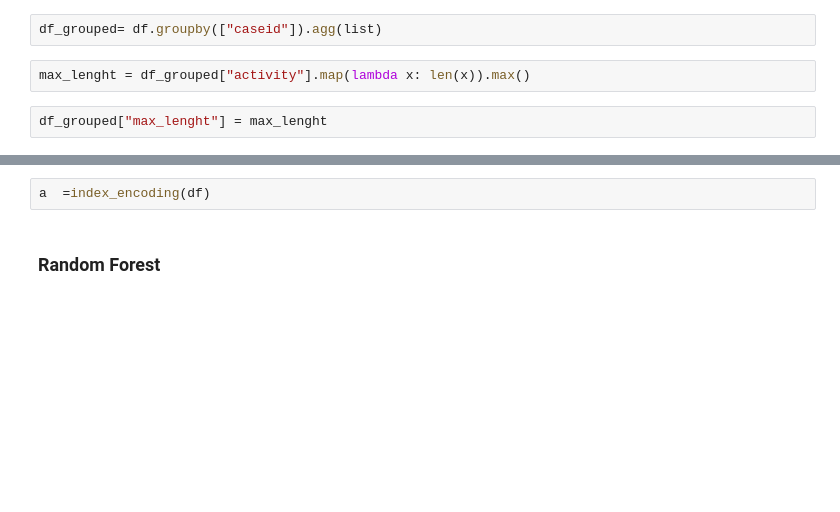
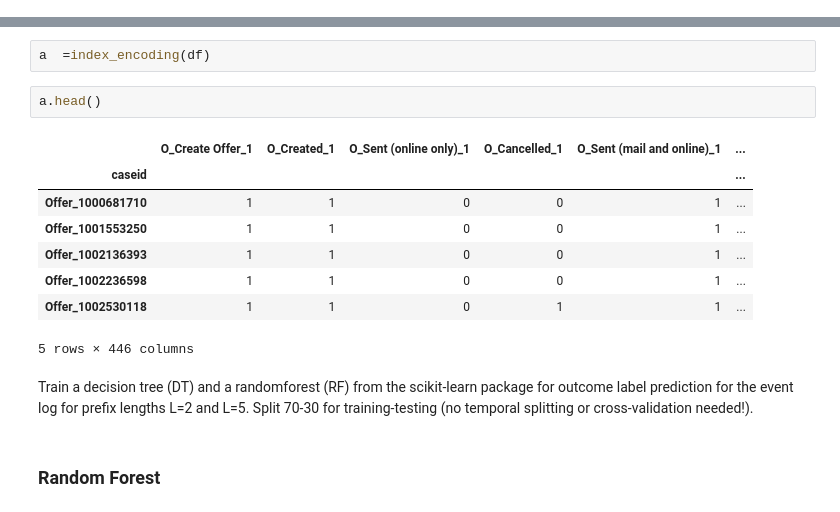
Before and after one commit to leonardomarazzi/IRPBPM_2023, a Jupyter notebook: hmw/hm_2_long.ipynb, the cells around one changed output, grey strips where cells are left out. Saved outputs shown, nothing was run; the diff lists cells and outputs as text; blank space fills up the shorter version.

```diff
--- a/hmw/hm_2_long.ipynb
+++ b/hmw/hm_2_long.ipynb
@@ -138,9 +114,3 @@ a
 | Offer_995784215 | 0.20 | 0.20 | 0.0 | 0.00 | 0.20 | 0.2 | ... |
 | Offer_997411923 | 0.20 | 0.20 | 0.0 | 0.00 | 0.20 | 0.2 | ... |
 5000 rows × 89 columns
-# %%
-df_grouped= df.groupby(["caseid"]).agg(list)
-# %%
-max_lenght = df_grouped["activity"].map(lambda x: len(x)).max()
-# %%
-df_grouped["max_lenght"] = max_lenght
@@ -169,6 +142,19 @@ def index_encoding(df):
     return df_grouped[df_grouped.columns[6:]].copy()
 # %%
 a  =index_encoding(df)
+# %%
+a.head()
+# %% [output]
+|  | O_Create Offer_1 | O_Created_1 | O_Sent (online only)_1 | O_Cancelled_1 | O_Sent (mail and online)_1 | ... |
+| caseid |  |  |  |  |  | ... |
+| Offer_1000681710 | 1 | 1 | 0 | 0 | 1 | ... |
+| Offer_1001553250 | 1 | 1 | 0 | 0 | 1 | ... |
+| Offer_1002136393 | 1 | 1 | 0 | 0 | 1 | ... |
+| Offer_1002236598 | 1 | 1 | 0 | 0 | 1 | ... |
+| Offer_1002530118 | 1 | 1 | 0 | 1 | 1 | ... |
+5 rows × 446 columns
+# %% [markdown]
+Train a decision tree (DT) and a randomforest (RF) from the scikit-learn package for outcome label prediction for the event log for prefix lengths L=2 and L=5.  Split 70-30 for training-testing (no temporal splitting or cross-validation needed!).
 # %% [markdown]
 ### Random Forest
 # %%
```
Also changed, not shown: parts of 10 cells of this notebook, 3 other files.
